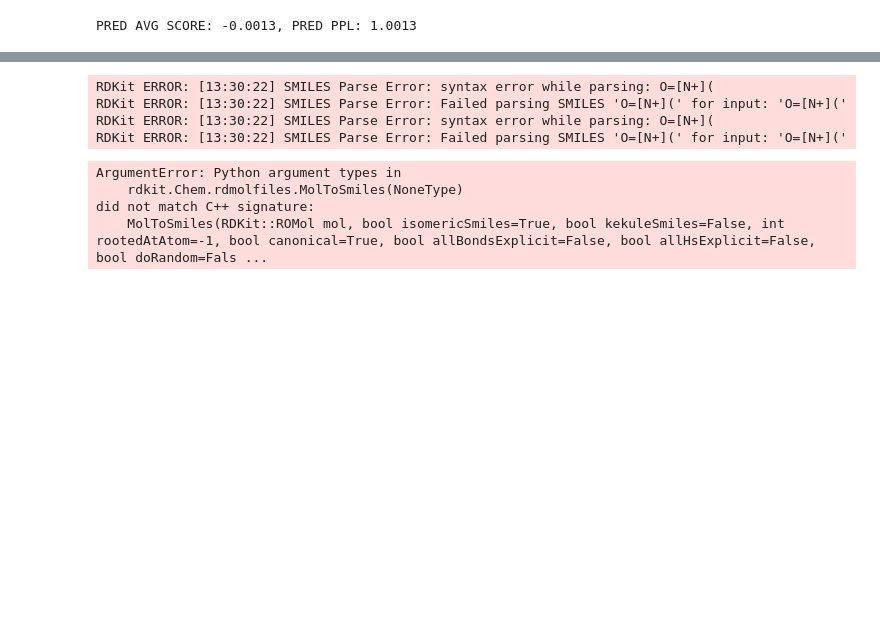
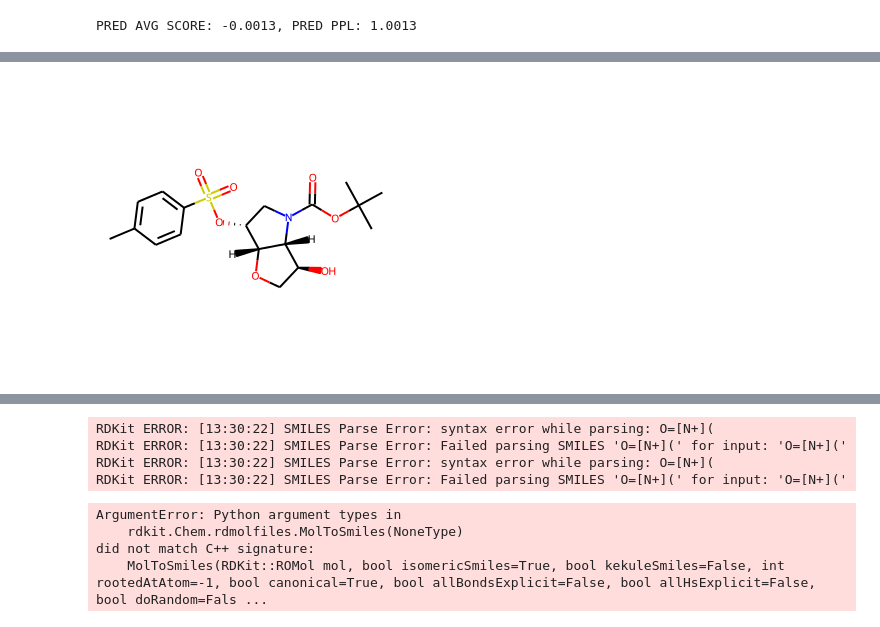
Before and after one commit to stevenkbennett/Chem_LLM_Hackathon, a Jupyter notebook: Task_1/example_notebook.ipynb, the cells around one changed output, grey strips where cells are left out. Drawn from its saved outputs; the diff is of its cells as text; code cells hidden in the pictures; blank space fills up the shorter version.

```diff
--- a/Task_1/example_notebook.ipynb
+++ b/Task_1/example_notebook.ipynb
@@ -42,3 +66,5 @@ results = model.predict(
 )
 # %% [output]
 PRED AVG SCORE: -0.0013, PRED PPL: 1.0013
+# %%
+targets = list(results.keys())
@@ -44,0 +91,5 @@ PRED AVG SCORE: -0.0013, PRED PPL: 1.0013
+# %%
+target_pos = 1
+Draw.MolToImage(Chem.MolFromSmiles(targets[target_pos]))
+# %% [output]
+[figure, added]
```
Also changed, not shown: parts of 6 cells of this notebook, 2 other files.
